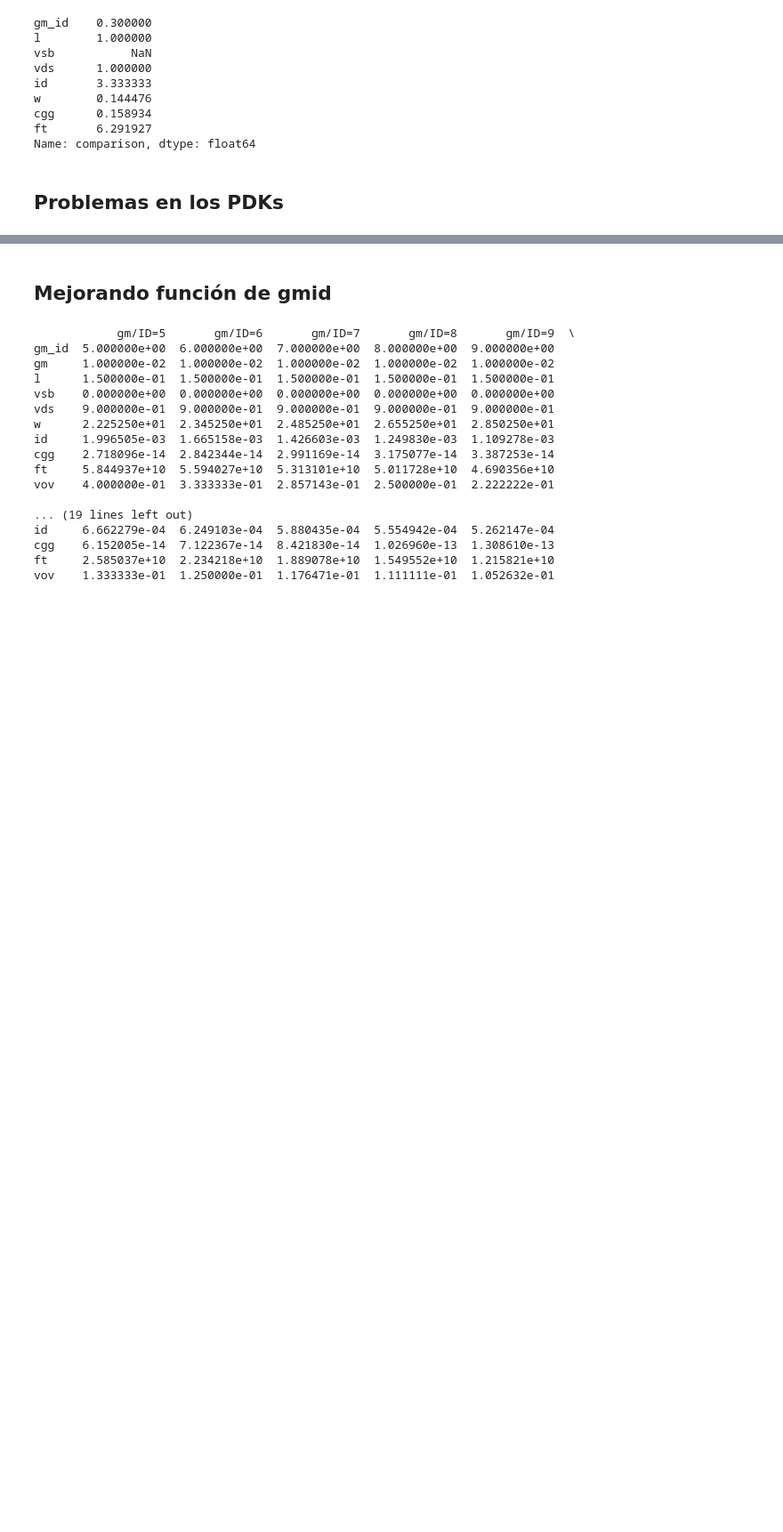
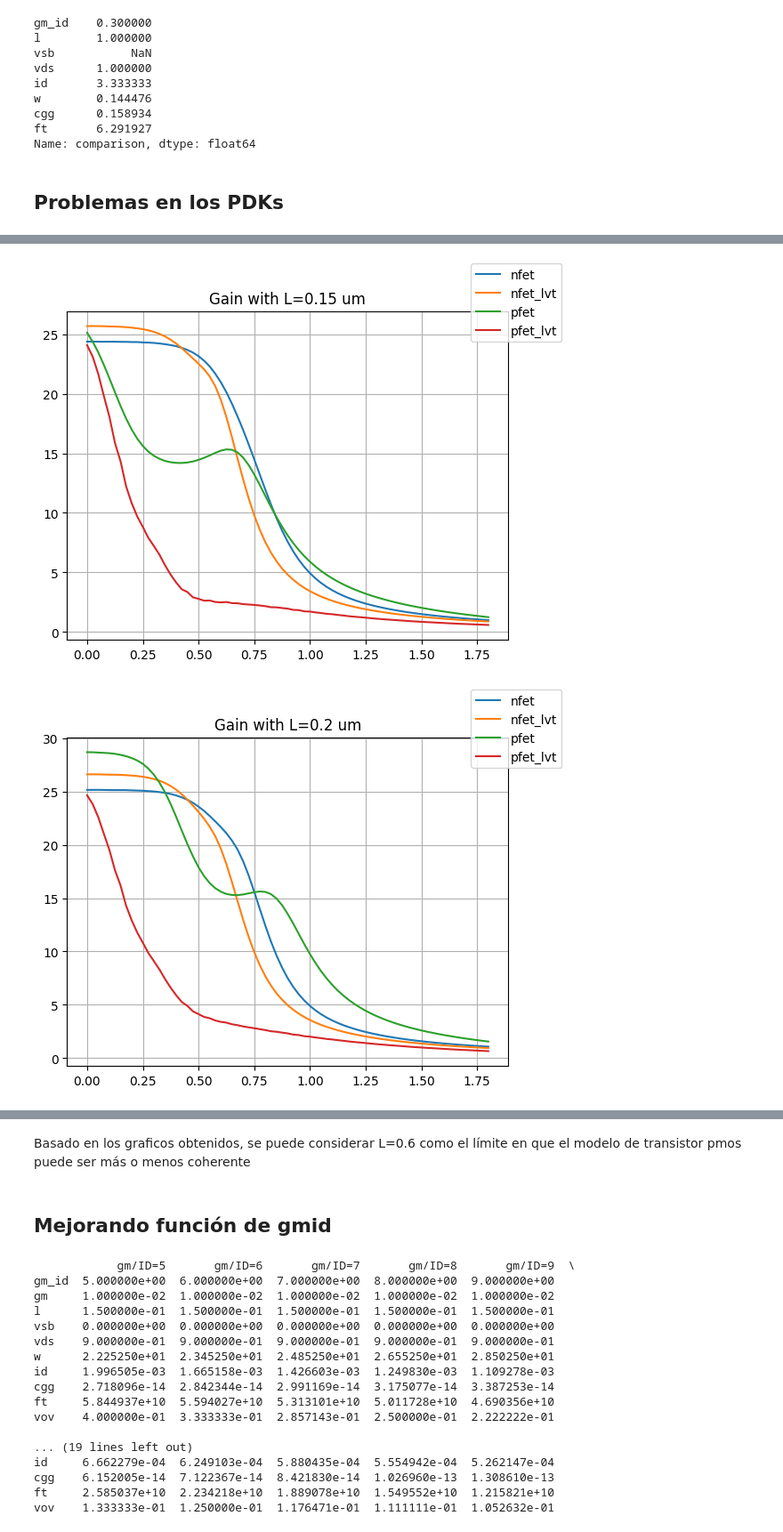
Before and after one commit to ChipUSM/usm-vlsi-tools, a Jupyter notebook: shared_xserver/gmid-test.ipynb, the cells around one changed output, grey strips where cells are left out. Shown at 89% size. Saved outputs shown, nothing was run; the diff lists cells and outputs as text; code cells hidden in the pictures; blank space fills up the shorter version.

```diff
--- a/shared_xserver/gmid-test.ipynb
+++ b/shared_xserver/gmid-test.ipynb
@@ -314,0 +423,29 @@ Obs, pfet lvt está restringido a canales más largos.
+# %%
+def plot_gmid(ax, lut, params, name):
+    ax.plot(
+        lut["VGS"],
+        lut.look_up("GM_ID", **params),
+        label = name
+    )
+
+
+for l in [0.15, 0.2, 0.5, 0.6, 0.7, 3]:
+    fig, ax = plt.subplots()
+    params={
+        "VDS": 0.9,
+        "VSB": 0, # source to VSS as usual on NMOS
+        "L": l # 0.15, 0.16, 0.17, 0.18, 0.19, 0.2 , 0.3 , 0.4 , 0.5 , 0.6 , 0.7 , 0.8 , 0.9 , 1.  , 2.  , 3.
+    }
+
+    plot_gmid(ax, nfet, params, "nfet")
+    plot_gmid(ax, nfet_lvt, params, "nfet_lvt")
+    plot_gmid(ax, pfet, params, "pfet")
+    plot_gmid(ax, pfet_lvt, params, "pfet_lvt")
+
+    ax.set_title(f"Gain with L={l} um")
+    ax.grid()
+    fig.legend()
+    fig.show()
+# %% [output]
+[figure, added]
+[figure, added]
@@ -315,3 +456,5 @@ Obs, pfet lvt está restringido a canales más largos.
+# %% [markdown]
+Basado en los graficos obtenidos, se puede considerar L=0.6 como el límite en que el modelo de transistor pmos puede ser más o menos coherente
 # %% [markdown]
 ## Mejorando función de gmid
 # %%
```
Also changed, not shown: parts of 11 cells of this notebook, 6 other files.
